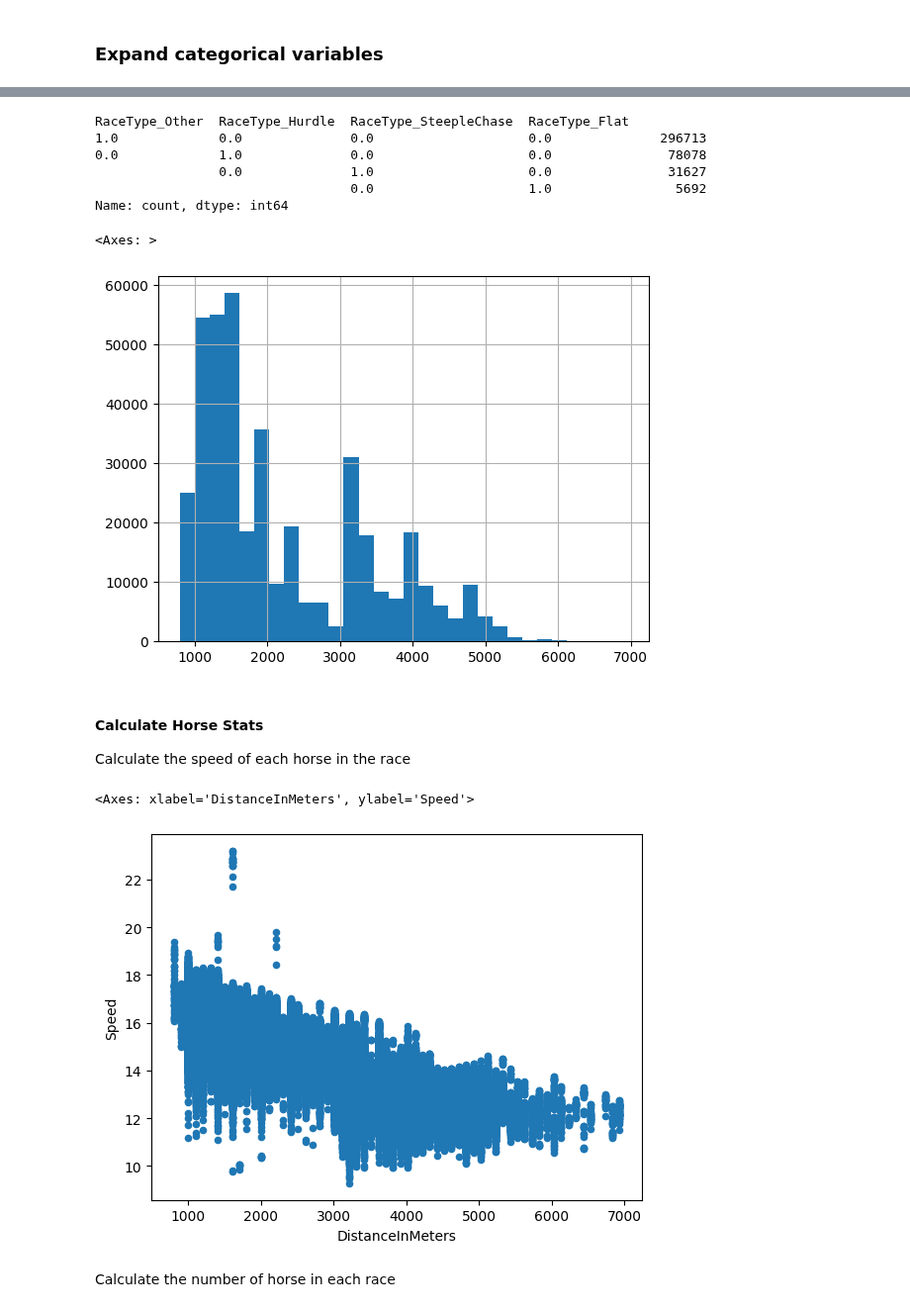
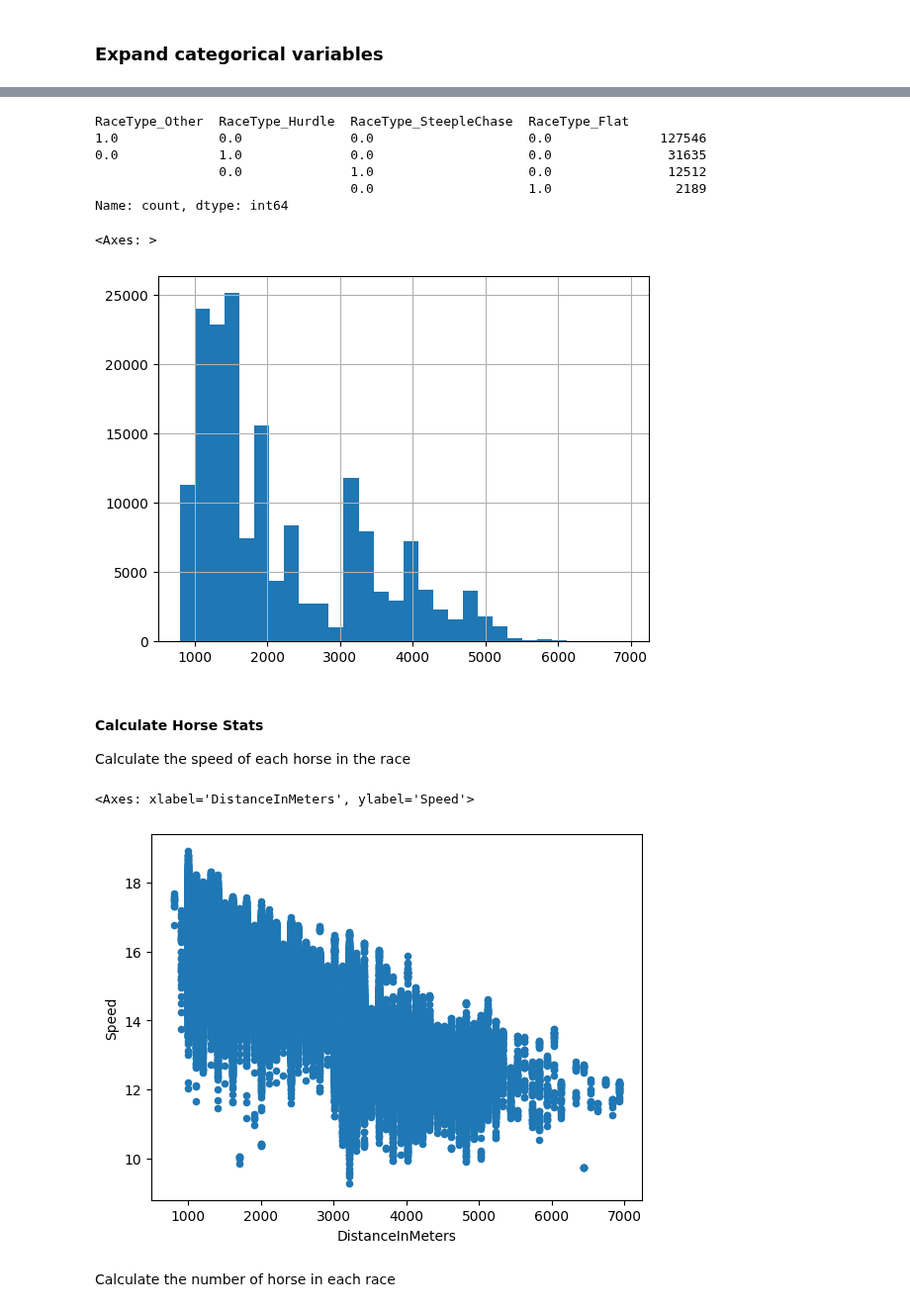
Before and after one commit to LeeSanderson/RacingData, a Jupyter notebook: Data/FeatureAnalysis.ipynb, the cells around one changed output, grey strips where cells are left out. Shown at 99% size. Saved outputs shown, nothing was run; the diff lists cells and outputs as text; code cells hidden in the pictures.

```diff
--- a/Data/FeatureAnalysis.ipynb
+++ b/Data/FeatureAnalysis.ipynb
@@ -32,3 +32,11 @@ please provide us feedback at https://github.com/pandas-dev/pandas/issues/54466
   import pandas as pd
 # %% [markdown]
 ### Step 1: Load in the historic race data and ignore any horse that didn't complete the race
+# %%
+import glob
+import os
+from datetime import timedelta
+results_files = glob.glob('Results_*.csv')
+results_files.sort(key=os.path.getctime, reverse=True)
+results_files = results_files[:13] # limit result files to current month and previous year to improve performance
+results_files
@@ -157,16 +175,16 @@ races = pd.get_dummies(races, prefix="RaceType", columns=["RaceTypeTemp"], dtype
 races[race_type_categories].value_counts()
 # %% [output]
 RaceType_Other  RaceType_Hurdle  RaceType_SteepleChase  RaceType_Flat
-1.0             0.0              0.0                    0.0              296713
-0.0             1.0              0.0                    0.0               78078
-                0.0              1.0                    0.0               31627
-                                 0.0                    1.0                5692
+1.0             0.0              0.0                    0.0              127546
+0.0             1.0              0.0                    0.0               31635
+                0.0              1.0                    0.0               12512
+                                 0.0                    1.0                2189
 Name: count, dtype: int64
 # %%
 races["DistanceInMeters"].hist(bins=30)
 # %% [output]
 <Axes: >
-[figure, old version]
+[figure, new version]
 # %% [markdown]
 #### Calculate Horse Stats
 
@@ -174,13 +192,13 @@ Calculate the speed of each horse in the race
 # %%
 races["Speed"] = races["DistanceInMeters"] / races["RaceTimeInSeconds"]
 
 # Deal with invalid data (usually invalid race time) - fastest horse (over short distance) 55mps or approx 25 m/s
-races.loc[races["Speed"] > 25, "Speed"] = np.nan
+races.loc[races["Speed"] > 20, "Speed"] = np.nan
 
 races.plot.scatter(x="DistanceInMeters", y="Speed")
 # %% [output]
 <Axes: xlabel='DistanceInMeters', ylabel='Speed'>
-[figure, old version]
+[figure, new version]
 # %%
 # Deal with invalid data - occasionally weight will be undefined (usually zero)
 races.loc[races["WeightInPounds"] < 10, "WeightInPounds"] = np.nan
```
Also changed, not shown: parts of 16 cells of this notebook, 12 other files.
